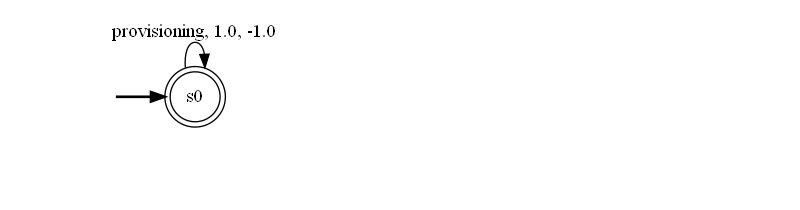
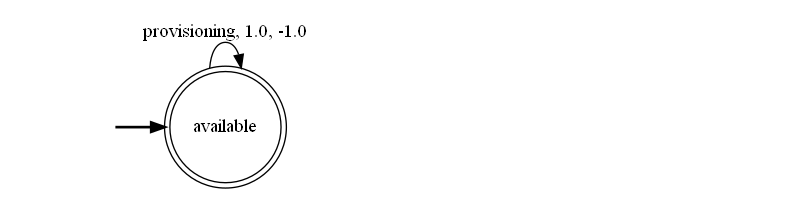
Before and after one commit to luusi/stochastic-service-composition, a Jupyter notebook: docs/notebooks/05-ceramics-production-use-case.ipynb, the cells around one changed output. Drawn from its saved outputs; the diff is of its cells as text; code cells hidden in the pictures; blank space fills up the shorter version.

```diff
--- a/docs/notebooks/05-ceramics-production-use-case.ipynb
+++ b/docs/notebooks/05-ceramics-production-use-case.ipynb
@@ -41,18 +35,18 @@ def _build_device_service(action_name: str, broken_prob: float, broken_reward: f
 # %%
 def provisioning_service(action_reward: float = DEFAULT_REWARD) -> Service:
     """Build the provisioning device."""
     transitions = {
-        "s0": {
-            "provisioning": ({"s0": 1.0}, action_reward),
+        "available": {
+            "provisioning": ({"available": 1.0}, action_reward),
         },
     }
-    final_states = {"s0"}
-    initial_state = "s0"
+    final_states = {"available"}
+    initial_state = "available"
     return build_service_from_transitions(transitions, initial_state, final_states)  # type: ignore
 service_provisioning=provisioning_service()
 render_service(service_provisioning)
 # %% [output]
-[figure, old version]
+[figure, new version]
 # %%
 def moulding_service(broken_prob: float = DEFAULT_BROKEN_PROB, broken_reward: float = DEFAULT_BROKEN_REWARD, action_reward: float = DEFAULT_REWARD) -> Service:
     """Build the moulding device."""
```
Also changed, not shown: parts of 15 cells of this notebook, 3 other files.
